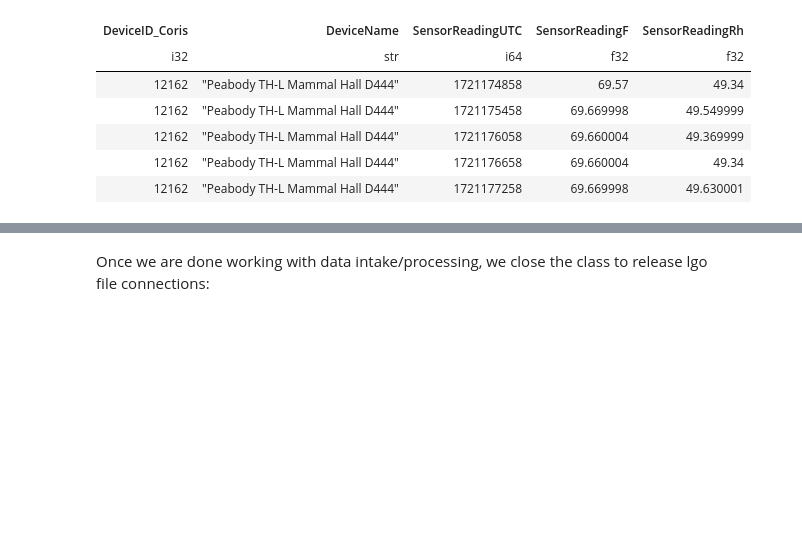
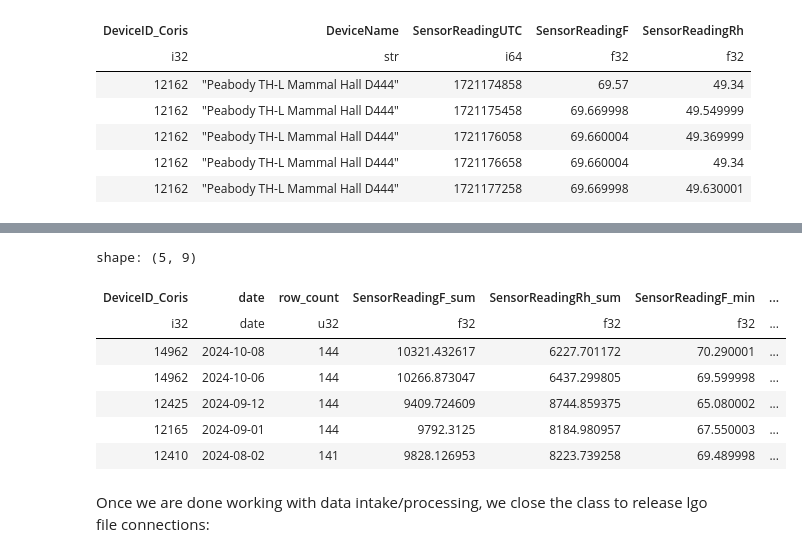
Before and after one commit to Environmental-Pipeline/environmental-sensor-poc, a Jupyter notebook: example.ipynb, the cells around one changed output, grey strips where cells are left out. Cells and saved outputs as stored; diff of their text form; code cells hidden in the pictures; blank space fills up the shorter version.

```diff
--- a/example.ipynb
+++ b/example.ipynb
@@ -171,3 +187,17 @@ shape: (5, 12)
+# %%
+# Daily Device Readings
+# Averages are calculated by summing the "sum" and "row_count" columns and dividing to get the average.
+device_readings_daily = polars.read_parquet('data/device_readings_daily.parquet')
+device_readings_daily.head()
+# %% [output]
+shape: (5, 9)
+| DeviceID_Coris | date | row_count | SensorReadingF_sum | SensorReadingRh_sum | SensorReadingF_min | ... |
+| i32 | date | u32 | f32 | f32 | f32 | ... |
+| 14962 | 2024-10-08 | 144 | 10321.432617 | 6227.701172 | 70.290001 | ... |
+| 14962 | 2024-10-06 | 144 | 10266.873047 | 6437.299805 | 69.599998 | ... |
+| 12425 | 2024-09-12 | 144 | 9409.724609 | 8744.859375 | 65.080002 | ... |
+| 12165 | 2024-09-01 | 144 | 9792.3125 | 8184.980957 | 67.550003 | ... |
+| 12410 | 2024-08-02 | 141 | 9828.126953 | 8223.739258 | 69.489998 | ... |
 # %% [markdown]
 Once we are done working with data intake/processing, we close the class to release lgo file connections:
 # %%
```
Also changed, not shown: parts of 2 cells of this notebook, 2 other files.
